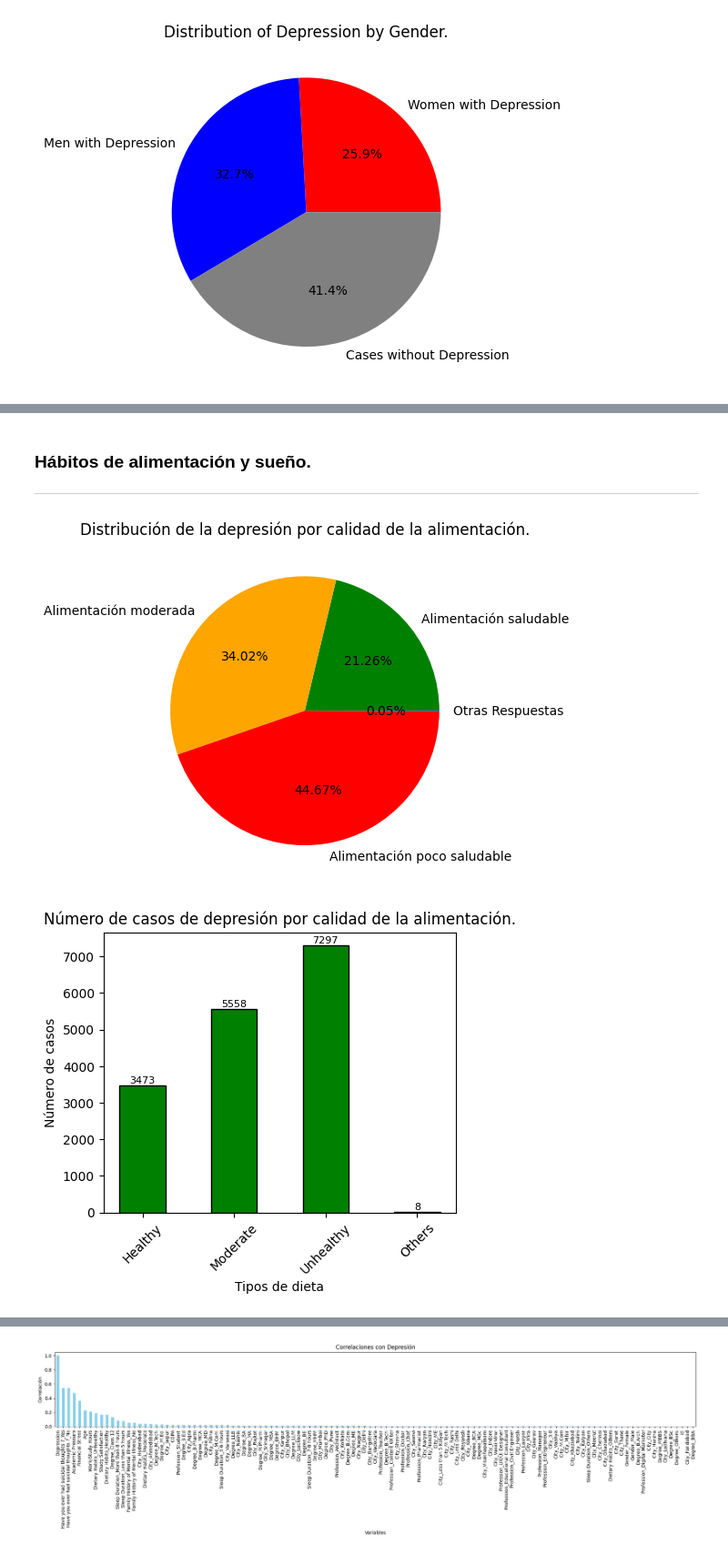
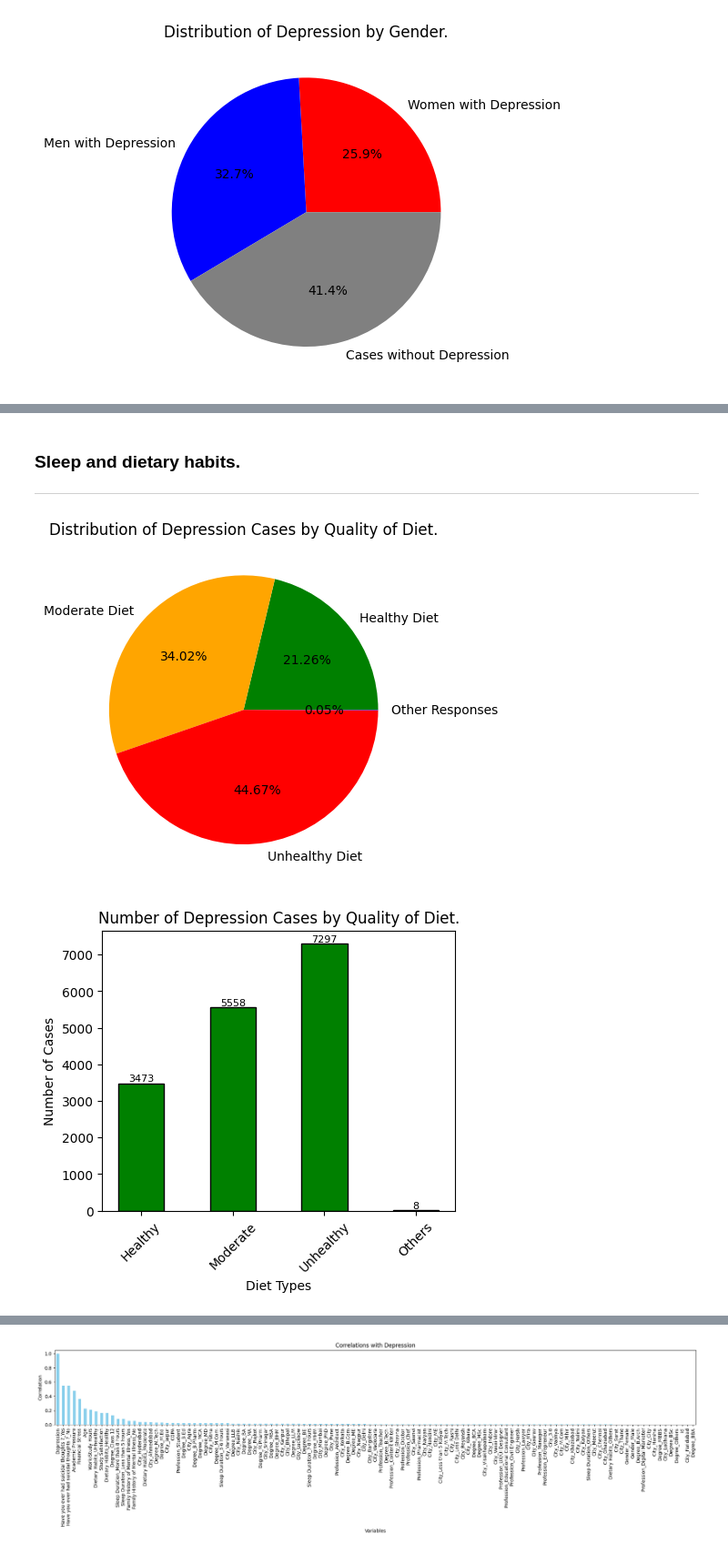
Before and after one commit to Levian17/Depression-Predicter, a Jupyter notebook: data/data_visualization_english.ipynb, the cells around one changed output, grey strips where cells are left out. Shown: that part at 91% size. Drawn from its saved outputs; the diff is of its cells as text; code cells hidden in the pictures.

```diff
--- a/data/data_visualization_english.ipynb
+++ b/data/data_visualization_english.ipynb
@@ -234,56 +233,59 @@ plt.show()
-# %% [markdown]
-### Hábitos de alimentación y sueño.
----
+# %% [markdown]
+### Sleep and dietary habits.
+---
 # %%
-# Definimos nuestras variables
+# Define our variables
 diet_dict: dict = {}
 sleep_dict: dict = {}
 
 unique_diet = df['Dietary Habits'].unique()
 unique_sleep = df['Sleep Duration'].unique()
-unique_sleep[0], unique_sleep[1] = unique_sleep[1], unique_sleep[0] # Ajuste en el orden de las horas
+unique_sleep[0], unique_sleep[1] = unique_sleep[1], unique_sleep[0] # Adjusting the order of hours
 
-# Definimos las keys de los diccionarios
+# Define the keys for the dictionaries
 for unique_val in unique_diet: diet_dict[unique_val] = 0
 for unique_val in unique_sleep: sleep_dict[unique_val] = 0
-# Contamos los casos por key
+
+# Count the cases by key
 for diet in df_depre['Dietary Habits']: diet_dict[diet] += 1
 for sleep in df_depre['Sleep Duration']: sleep_dict[sleep] += 1
 
-# Representacion
+# Representation
 fig, ax = plt.subplots()
-ax.set_title('Distribución de la depresión por calidad de la alimentación.')
-ax.pie([diet_dict[unique_diet[0]], diet_dict[unique_diet[1]], diet_dict[unique_diet[2]], diet_dict[unique_diet[3]]], # ['Healthy' 'Moderate' 'Unhealthy' 'Others']
-        labels= ['Alimentación saludable', 'Alimentación moderada', 'Alimentación poco saludable', 'Otras Respuestas'],
+ax.set_title('Distribution of Depression Cases by Quality of Diet.')
+ax.pie([diet_dict[unique_diet[0]], diet_dict[unique_diet[1]], diet_dict[unique_diet[2]], diet_dict[unique_diet[3]]],  # ['Healthy' 'Moderate' 'Unhealthy' 'Others']
+        labels=['Healthy Diet', 'Moderate Diet', 'Unhealthy Diet', 'Other Responses'],
         autopct='%1.2f%%',
         colors=['green', 'orange', 'red', 'blue']);
 plt.show()
+
 plt.figure(figsize=(5, 4))
 plt.bar(diet_dict.keys(), diet_dict.values(), align='center', width=0.5, color='green', edgecolor='black')
 plt.xticks(ticks=list(diet_dict.keys()), rotation=45)
-plt.title('Número de casos de depresión por calidad de la alimentación.', fontsize=12)
-plt.xlabel('Tipos de dieta', fontsize=10)
-plt.ylabel('Número de casos', fontsize=10)
+plt.title('Number of Depression Cases by Quality of Diet.', fontsize=12)
+plt.xlabel('Diet Types', fontsize=10)
+plt.ylabel('Number of Cases', fontsize=10)
 for x, y in zip(diet_dict.keys(), diet_dict.values()):
     plt.text(x, y + 10, str(y), ha='center', va='bottom', fontsize=8)
 plt.show()
 
 fig, ax = plt.subplots()
-ax.set_title('Distribución de la depresión por horas dormidas.')
+ax.set_title('Distribution of Depression Cases by Sleep Hours.')
 ax.pie([sleep_dict[unique_sleep[0]], sleep_dict[unique_sleep[1]], sleep_dict[unique_sleep[2]], sleep_dict[unique_sleep[3]], sleep_dict[unique_sleep[4]]],
-        labels= ['Menos de 5 horas', '5-6 horas', '7-8 horas', 'Más de 8 horas', 'Otras respuestas'],
+        labels=['Less than 5 hours', '5-6 hours', '7-8 hours', 'More than 8 hours', 'Other Responses'],
         autopct='%1.2f%%',
         colors=['red', 'purple', 'blue', 'green', 'yellow']);
 plt.show()
+
 plt.figure(figsize=(5, 4))
 plt.bar(sleep_dict.keys(), sleep_dict.values(), align='center', width=0.5, color='blue', edgecolor='black')
 plt.xticks(ticks=list(sleep_dict.keys()), rotation=45)
-plt.title('Número de casos de depresión por horas dormidas.', fontsize=12)
-plt.xlabel('Horas de sueño', fontsize=10)
-plt.ylabel('Número de casos', fontsize=10)
+plt.title('Number of Depression Cases by Sleep Hours.', fontsize=12)
+plt.xlabel('Sleep Hours', fontsize=10)
+plt.ylabel('Number of Cases', fontsize=10)
 for x, y in zip(sleep_dict.keys(), sleep_dict.values()):
     plt.text(x, y + 10, str(y), ha='center', va='bottom', fontsize=8)
 plt.show()
 # %% [output]
-[figure, old version]
+[figure, new version]
-[figure, old version]
+[figure, new version]
```
Also changed, not shown: parts of 21 cells of this notebook, 4 other files.
